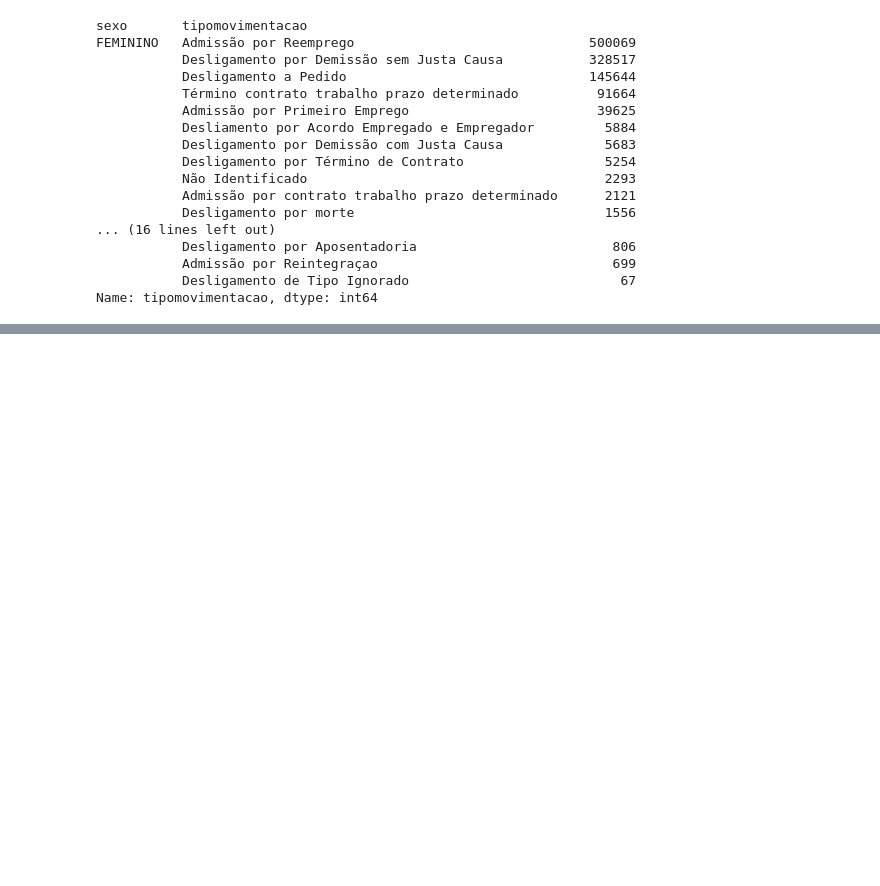
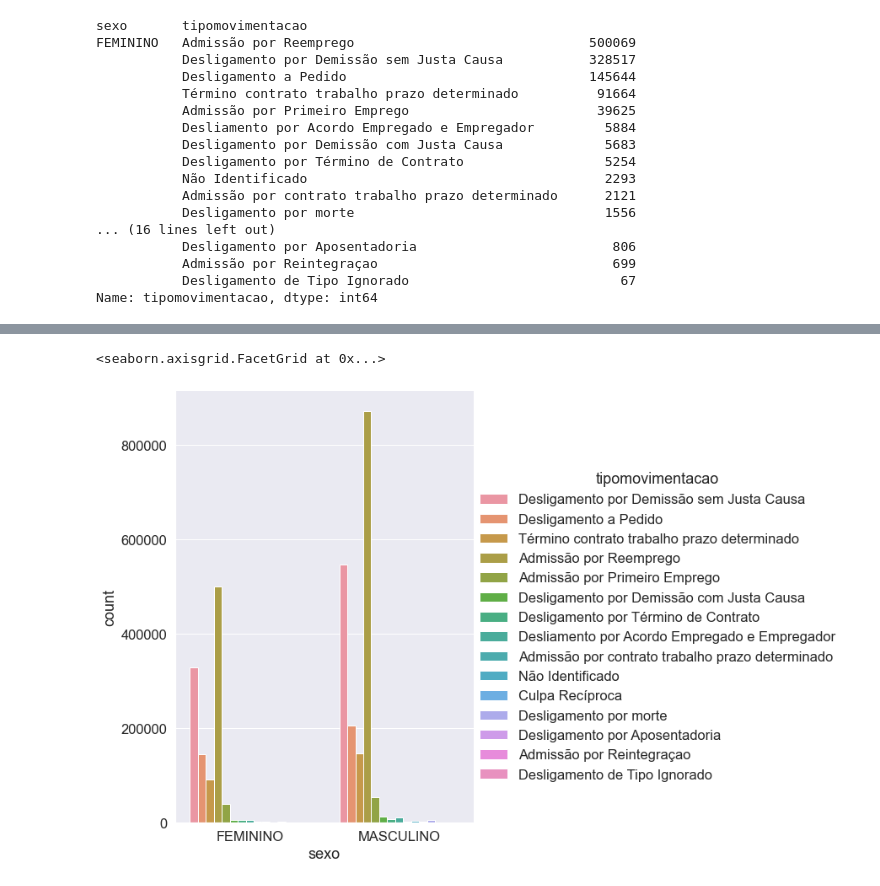
Before and after one commit to nicolastelles/AnaliseCAGED, a Jupyter notebook: CAGED topic 1 e 4.ipynb, the cells around one changed output, grey strips where cells are left out. Cells and saved outputs as stored; diff of their text form; code cells hidden in the pictures; blank space fills up the shorter version.

```diff
--- a/CAGED topic 1 e 4.ipynb
+++ b/CAGED topic 1 e 4.ipynb
@@ -431,17 +733,5 @@ KeyError: 'sexo'
-# %%
-fig = plt.figure(figsize=(10, 5))
-male_only = df[df['sexo'] == 'MASCULINO']
-female_only = df[df['sexo'] == 'FEMININO']
-
-
-fig = plt.figure(figsize=(5, 5))
-
-colors = ['#AFAFF5', '#EFAFB5']
-labels = ['Masculino', 'Feminino']
-sizes = [len(male_only), len(female_only)]
-explode = (0.05, 0)
-sns.set(font_scale=1.5)
-ax = plt.pie(sizes, labels=labels, explode=explode, colors=colors, shadow=True, startangle=90, autopct='%1.f%%')
-
-plt.title('% Percentual de gênero no dataset')
-plt.show()
+# %%
+sns.catplot(x="sexo",hue="tipomovimentacao", kind="count",height=8, aspect=0.9, data=df)
+# %% [output]
+<seaborn.axisgrid.FacetGrid at 0x...>
+[figure, added]
```
Also changed, not shown: parts of 42 cells of this notebook.
